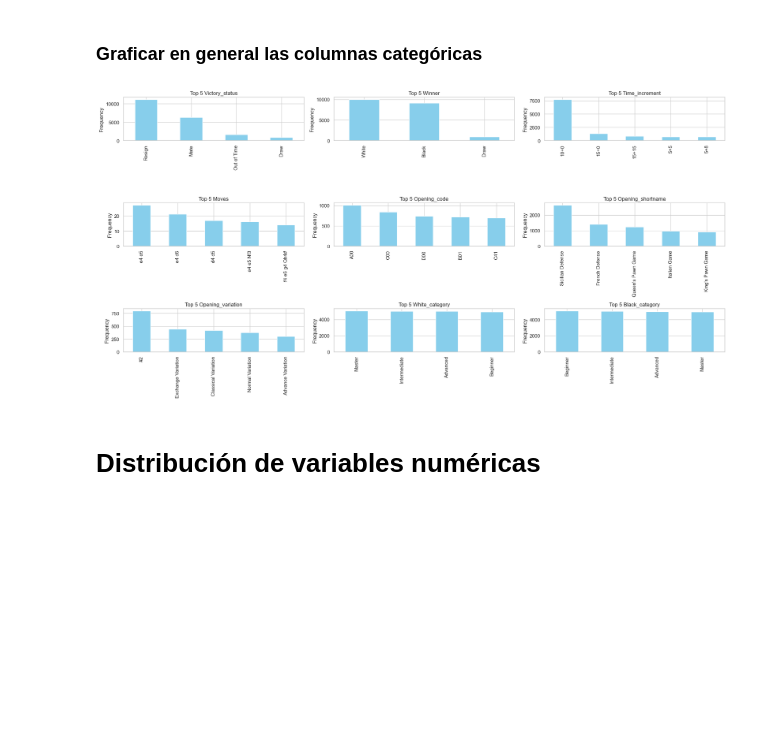
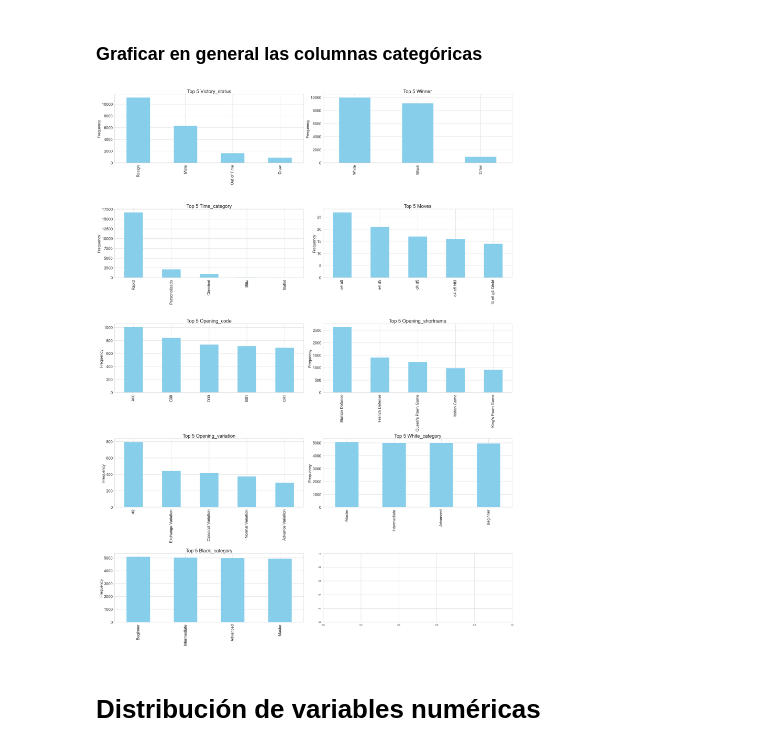
Before and after one commit to AlexNoelHdz/CHESS_openings, a Jupyter notebook: EDA.ipynb, the cells around one changed output. Cells and saved outputs as stored; diff of their text form; code cells hidden in the pictures; blank space fills up the shorter version.

```diff
--- a/EDA.ipynb
+++ b/EDA.ipynb
@@ -156,0 +150,22 @@ Columnas numéricas: Index(['game_id', 'rated', 'turns', 'white_rating', 'black_
+# %%
+# Definimos cadenas válidas para cada categoría
+bullet_times = {str(i): 'Bullet' for i in range(0, 2)}
+blitz_times = {str(i): 'Blitz' for i in range(3, 5)}
+rapid_times = {str(i): 'Rapid' for i in range(6, 30)}
+classical_times = {str(i): 'Classical' for i in range(30, 60)}
+personalizado_times = {str(i): 'Personalizado' for i in range(60, 181)}
+
+# Unimos todos los diccionarios en uno solo
+all_times = {**bullet_times, **blitz_times, **rapid_times, **classical_times, **personalizado_times}
+
+def categorize_time_base(time_increment):
+    # Separar el tiempo base y el incremento
+    time_base, _ = time_increment.split('+')
+    # Devolver la categoría correspondiente basándonos solo en el tiempo base
+    return all_times.get(time_base, 'Personalizado')
+
+# Aplicar la función para crear una nueva columna 'category'
+chess_data['time_category'] = chess_data['time_increment'].apply(categorize_time_base)
+
+# Verificar los resultados
+chess_data[['time_increment', 'time_category']].head()
@@ -157,29 +179,34 @@ Columnas numéricas: Index(['game_id', 'rated', 'turns', 'white_rating', 'black_
 # %% [markdown]
 ### Graficar en general las columnas categóricas
 # %%
-categorical_columns = ['victory_status', 'winner', 'time_increment',
+categorical_columns = ['victory_status', 'winner', 'time_category',
        'moves', 'opening_code', 'opening_shortname', 'opening_variation', 'white_category',
        'black_category']
 
-def plot_top_categories(data, column, ax, title):
+# Función para trazar las 5 categorías principales de una columna dada
+def plot_top_categories(data, column, ax, title, font_size=20):
     top_categories = data[column].value_counts().head(5)
     top_categories.plot(kind='bar', ax=ax, color='skyblue')
-    ax.set_title(title)
-    # ax.set_xlabel(column)
-    ax.set_ylabel('Frequency')
+    ax.set_title(title, fontsize=font_size + 5)
+    # ax.set_xlabel(column, fontsize=font_size)
+    ax.set_ylabel('Frequency', fontsize=font_size)
+    ax.tick_params(axis='both', which='major', labelsize=font_size)
+    ax.tick_params(axis='both', which='minor', labelsize=font_size - 2)
 
-fig, axes = plt.subplots(nrows=3, ncols=3, figsize=(20, 10))
+# Crear la figura y los ejes
+fig, axes = plt.subplots(nrows=5, ncols=2, figsize=(30, 40))
 fig.tight_layout(pad=5.0)
 
+# Iterar a través de cada columna y eje, trazando las categorías principales
 for ax, column in zip(axes.flatten(), categorical_columns):
     if column in chess_data:
         plot_top_categories(chess_data, column, ax, f'Top 5 {column.capitalize()}')
 
 # Ajustar la figura para mostrar todos los gráficos claramente
 plt.tight_layout()
 plt.show()
 # %% [output]
-[figure, old version]
+[figure, new version]
 # %% [markdown]
 # Distribución de variables numéricas
 # %%
```
Also changed, not shown: parts of 13 cells of this notebook, 28 other files.
